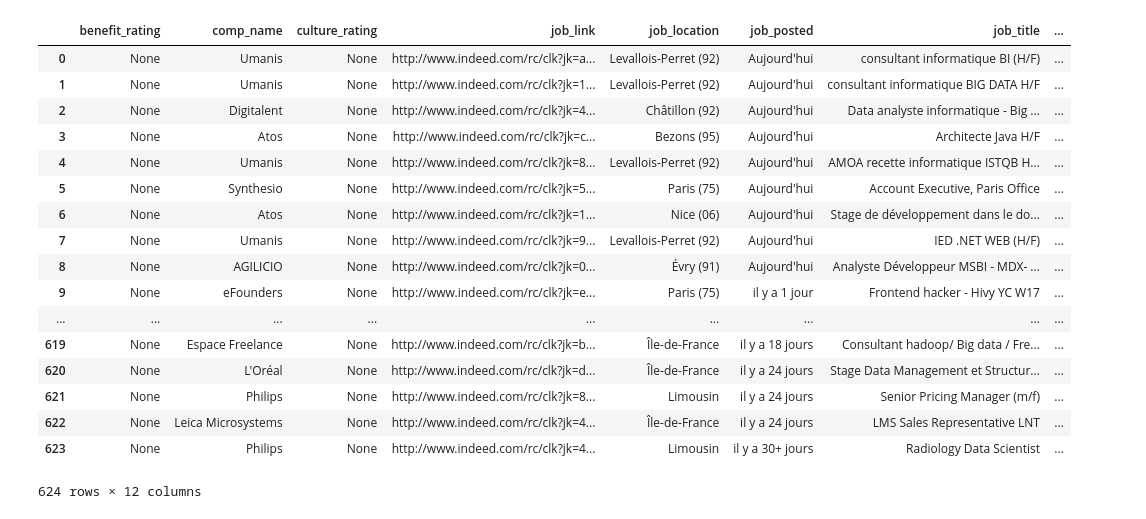
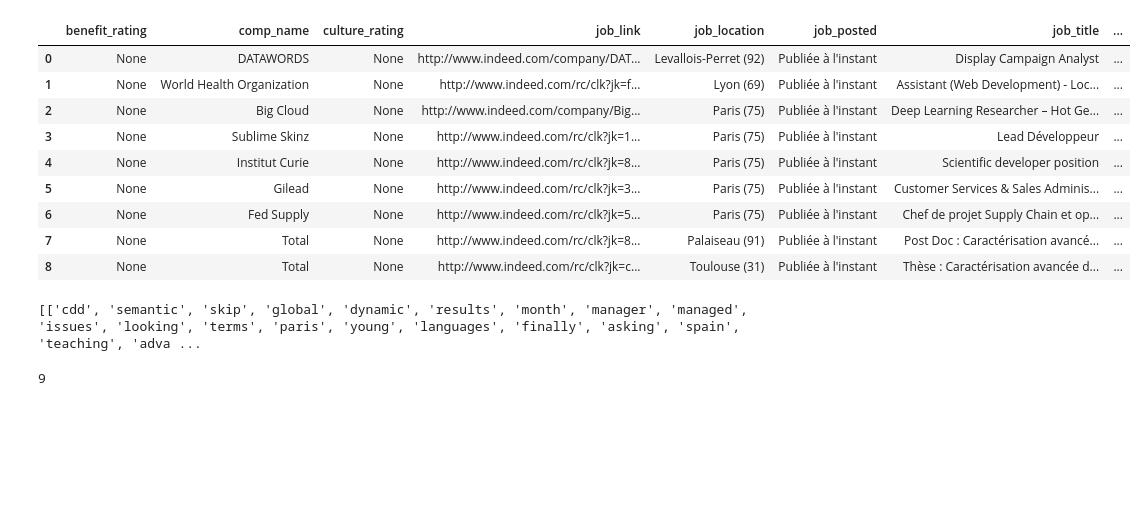
Before and after one commit to ssoualem/indeed_scraping, a Jupyter notebook: indeed_scraping_nyc_ds.ipynb, the cells around one changed output. Saved outputs shown, nothing was run; the diff lists cells and outputs as text; code cells hidden in the pictures; blank space fills up the shorter version.

Commit message:
Basic description retrieval

```diff
--- a/indeed_scraping_nyc_ds.ipynb
+++ b/indeed_scraping_nyc_ds.ipynb
@@ -26,55 +94,75 @@ start_ts = time.strftime("%Y%m%d-%H%M%S")
 # %%
+#%debug
 # 10 (unsponsored) listings / page
-for page in range(1,101): # page from 1 to 100 (last page we can scrape is 100)
+# TODO : change moronic for loop to stop when no more pages
+
+job_descriptions = []
+
+#for page in range(1,101): # page from 1 to 100 (last page we can scrape is 100)
+for page in range(1,2): # page from 1 to 100 (last page we can scrape is 100)
     page = (page-1) * 10
     url = "%s%s%s%d" % (base_url, sort_by, start_from, page) # get full url
     target = Soup(urllib.urlopen(url), "lxml")
 
     targetElements = target.findAll('div', attrs={'class' : '  row  result'}) # we're interested in each row (= each job)
 
     # trying to get each specific job information (such as company name, job title, urls, ...)
     for elem in targetElements:
         comp_name = elem.find('span', attrs={'itemprop':'name'}).getText().strip()
         job_title = elem.find('a', attrs={'class':'turnstileLink'}).attrs['title']
-        home_url = "http://www.indeed.com"
+        home_url = "http://www.indeed.fr"
         job_link = "%s%s" % (home_url,elem.find('a').get('href'))
         job_addr = elem.find('span', attrs={'itemprop':'addressLocality'}).getText()
         job_posted = elem.find('span', attrs={'class': 'date'}).getText()
 
         comp_link_overall = elem.find('span', attrs={'itemprop':'name'}).find('a')
         if comp_link_overall != None: # if company link exists, access it. Otherwise, skip.
             comp_link_overall = "%s%s" % (home_url, comp_link_overall.attrs['href'])
         else: comp_link_overall = None
 
-				# add a job info to our data frame
+        # add a job info to our data frame
         df = df.append({'comp_name': comp_name, 'job_title': job_title,
                         'job_link': job_link, 'job_posted': job_posted,
                         'overall_link': comp_link_overall, 'job_location': job_addr,
                         'overall_rating': None, 'wl_bal_rating': None,
                         'benefit_rating': None, 'jsecurity_rating': None,
                         'mgmt_rating': None, 'culture_rating': None
                        }, ignore_index=True)
 
+        # Get job description
+        final_description = text_cleaner(job_link)
+        if final_description: # So that we only append when the website was accessed correctly
+            job_descriptions.append(final_description)
+
+
     # Sleep to avoid spamming the server and getting banned
-    #time.sleep(0.5)
+    time.sleep(0.5)
 
 df
+
+#print(job_descriptions[:2])
 # %% [output]
 |  | benefit_rating | comp_name | culture_rating | job_link | job_location | job_posted | job_title | ... |
-| 0 | None | Umanis | None | http://www.indeed.com/rc/clk?jk=a... | Levallois-Perret (92) | Aujourd'hui | consultant informatique BI (H/F) | ... |
-| 1 | None | Umanis | None | http://www.indeed.com/rc/clk?jk=1... | Levallois-Perret (92) | Aujourd'hui | consultant informatique BIG DATA H/F | ... |
-| 2 | None | Digitalent | None | http://www.indeed.com/rc/clk?jk=4... | Châtillon (92) | Aujourd'hui | Data analyste informatique - Big ... | ... |
-| 3 | None | Atos | None | http://www.indeed.com/rc/clk?jk=c... | Bezons (95) | Aujourd'hui | Architecte Java H/F | ... |
-| 4 | None | Umanis | None | http://www.indeed.com/rc/clk?jk=8... | Levallois-Perret (92) | Aujourd'hui | AMOA recette informatique ISTQB H... | ... |
-| 5 | None | Synthesio | None | http://www.indeed.com/rc/clk?jk=5... | Paris (75) | Aujourd'hui | Account Executive, Paris Office | ... |
-| 6 | None | Atos | None | http://www.indeed.com/rc/clk?jk=1... | Nice (06) | Aujourd'hui | Stage de développement dans le do... | ... |
-| 7 | None | Umanis | None | http://www.indeed.com/rc/clk?jk=9... | Levallois-Perret (92) | Aujourd'hui | IED .NET WEB (H/F) | ... |
-| 8 | None | AGILICIO | None | http://www.indeed.com/rc/clk?jk=0... | Évry (91) | Aujourd'hui | Analyste Développeur MSBI - MDX- ... | ... |
-| 9 | None | eFounders | None | http://www.indeed.com/rc/clk?jk=e... | Paris (75) | il y a 1 jour | Frontend hacker - Hivy YC W17 | ... |
-| ... | ... | ... | ... | ... | ... | ... | ... | ... |
-| 619 | None | Espace Freelance | None | http://www.indeed.com/rc/clk?jk=b... | Île-de-France | il y a 18 jours | Consultant hadoop/ Big data / Fre... | ... |
-| 620 | None | L'Oréal | None | http://www.indeed.com/rc/clk?jk=d... | Île-de-France | il y a 24 jours | Stage Data Management et Structur... | ... |
-| 621 | None | Philips | None | http://www.indeed.com/rc/clk?jk=8... | Limousin | il y a 24 jours | Senior Pricing Manager (m/f) | ... |
-| 622 | None | Leica Microsystems | None | http://www.indeed.com/rc/clk?jk=4... | Île-de-France | il y a 24 jours | LMS Sales Representative LNT | ... |
-| 623 | None | Philips | None | http://www.indeed.com/rc/clk?jk=4... | Limousin | il y a 30+ jours | Radiology Data Scientist | ... |
+| 0 | None | DATAWORDS | None | http://www.indeed.com/company/DAT... | Levallois-Perret (92) | Publiée à l'instant | Display Campaign Analyst | ... |
+| 1 | None | World Health Organization | None | http://www.indeed.com/rc/clk?jk=f... | Lyon (69) | Publiée à l'instant | Assistant (Web Development) - Loc... | ... |
+| 2 | None | Big Cloud | None | http://www.indeed.com/company/Big... | Paris (75) | Publiée à l'instant | Deep Learning Researcher – Hot Ge... | ... |
+| 3 | None | Sublime Skinz | None | http://www.indeed.com/rc/clk?jk=1... | Paris (75) | Publiée à l'instant | Lead Développeur | ... |
+| 4 | None | Institut Curie | None | http://www.indeed.com/rc/clk?jk=8... | Paris (75) | Publiée à l'instant | Scientific developer position | ... |
+| 5 | None | Gilead | None | http://www.indeed.com/rc/clk?jk=3... | Paris (75) | Publiée à l'instant | Customer Services & Sales Adminis... | ... |
+| 6 | None | Fed Supply | None | http://www.indeed.com/rc/clk?jk=5... | Paris (75) | Publiée à l'instant | Chef de projet Supply Chain et op... | ... |
+| 7 | None | Total | None | http://www.indeed.com/rc/clk?jk=8... | Palaiseau (91) | Publiée à l'instant | Post Doc : Caractérisation avancé... | ... |
+| 8 | None | Total | None | http://www.indeed.com/rc/clk?jk=c... | Toulouse (31) | Publiée à l'instant | Thèse : Caractérisation avancée d... | ... |
-624 rows × 12 columns
+# %%
+#len(df)
+
+#job_descriptions
+
+#t = text_cleaner('http://www.indeed.com/rc/clk?jk=8e31da42970f8397&fccid=43c5b67847a9226c')
+print(job_descriptions)
+
+len(job_descriptions)
+
+len(df)
+# %% [output]
+[['cdd', 'semantic', 'skip', 'global', 'dynamic', 'results', 'month', 'manager', 'managed', 'issues', 'looking', 'terms', 'paris', 'young', 'languages', 'finally', 'asking', 'spain', 'teaching', 'adva ...
+9
```
Also changed, not shown: parts of 3 cells of this notebook, 2 other files.
